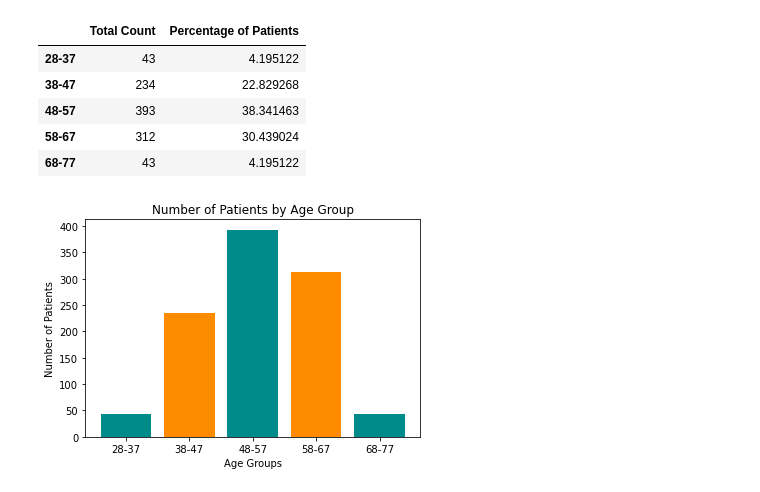
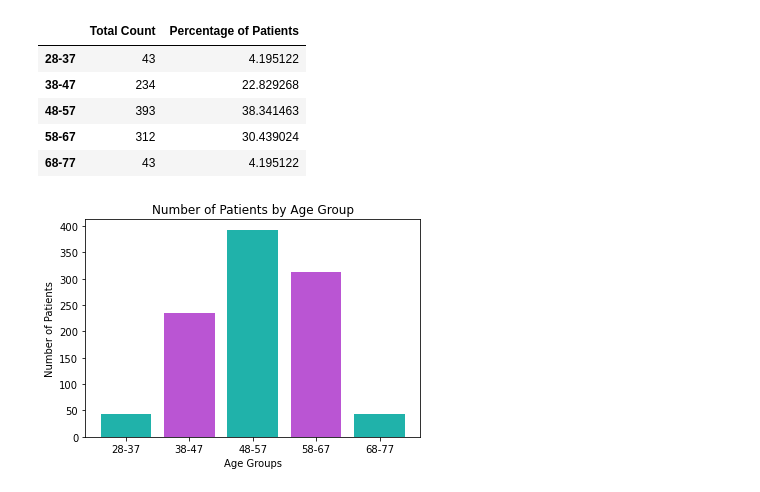
Before and after one commit to twolightsabovethesea/heart-disease, a Jupyter notebook: heart_disease.ipynb, the cells around one changed output. Saved outputs shown, nothing was run; the diff lists cells and outputs as text; code cells hidden in the pictures.

```diff
--- a/heart_disease.ipynb
+++ b/heart_disease.ipynb
@@ -292,13 +292,13 @@ ages_df
 | 68-77 | 43 | 4.195122 |
 # %%
 #visualize the difference in mean absolute error when using male vs female patient data
-x_axis = ["28-37", "38-47", "48-57", "58-67", "68-77"]
-y_axis = ages_df['Total Count']
+age_x_axis = ["28-37", "38-47", "48-57", "58-67", "68-77"]
+ages_y_axis = ages_df['Total Count']
 
-plt.bar(x_axis, y_axis, color=['darkcyan', 'darkorange', 'darkcyan', 'darkorange','darkcyan'])
+plt.bar(age_x_axis, ages_y_axis, color=['lightseagreen', 'mediumorchid', 'lightseagreen', 'mediumorchid','lightseagreen'])
 plt.title("Number of Patients by Age Group")
 plt.ylabel('Number of Patients')
 plt.xlabel("Age Groups")
 plt.show()
 # %% [output]
-[figure, old version]
+[figure, new version]
```
Also changed, not shown: parts of 17 cells of this notebook.
